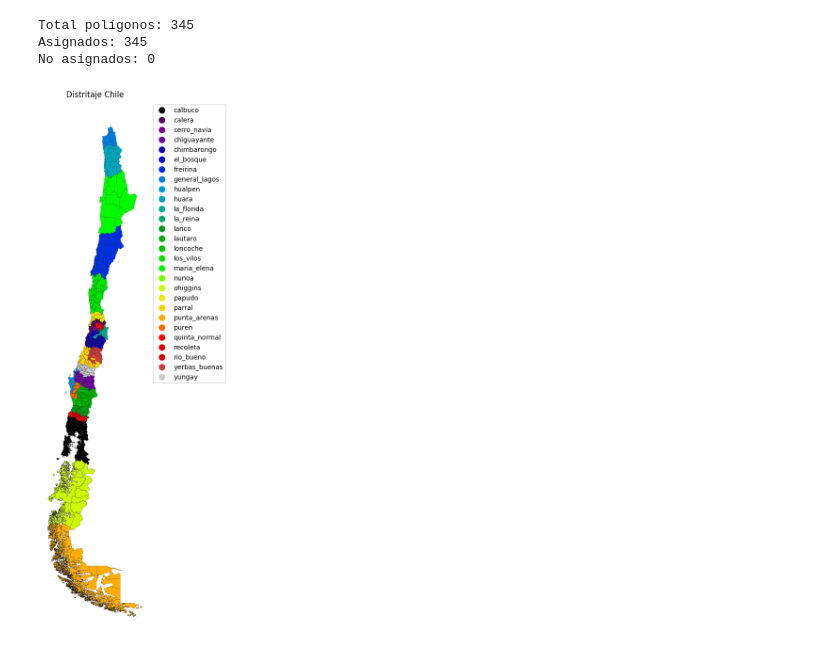
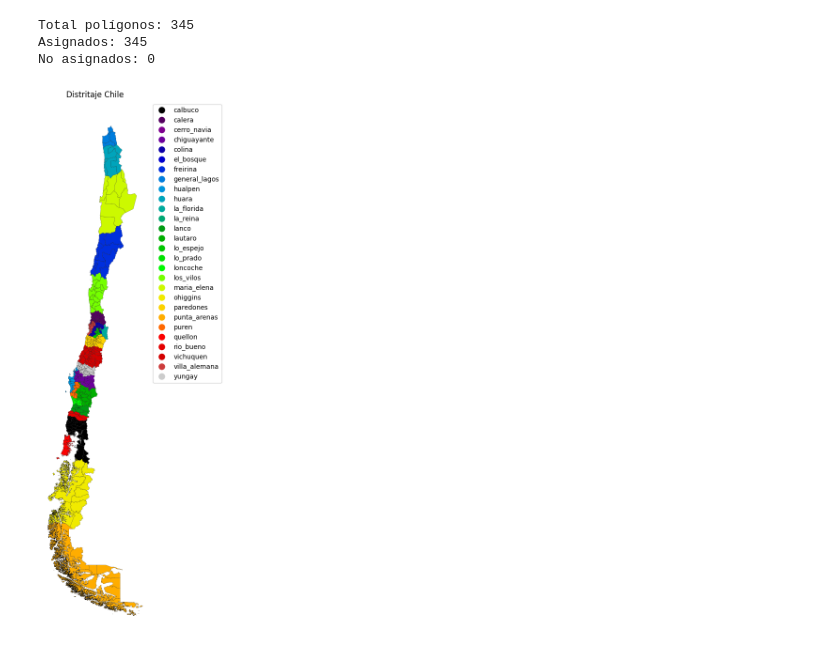
Before and after one commit to Andresdiazdcd/Tesis, a Jupyter notebook: Códigos/Graficos.ipynb, the cells around one changed output. Cells and saved outputs as stored; diff of their text form; code cells hidden in the pictures.

```diff
--- a/Códigos/Graficos.ipynb
+++ b/Códigos/Graficos.ipynb
@@ -37,15 +37,15 @@ No asignados: 0
 72 rows × 6 columns
 # %%
 gdf_mapa = graficar_desde_asignaciones_csv(
-    ruta_asignaciones="resultados/resultados_CL_SYS_epsilon_0.87/t_001/t_001_asignaciones.csv",
+    ruta_asignaciones="resultados/resultados_CL_SYS_epsilon_0.87/t_023/t_023_asignaciones.csv",
     ruta_geojson="DataChile2/chile_paper/nodes.gpkg",
-    output_png="MAPAS_CHILE_GRAFICOS/mapa_chile_t001.png",
+    output_png="MAPAS_CHILE_GRAFICOS/mapa_chile_t023.png",
     titulo="Distritaje Chile",
     clip_continental=True,
     legend=True
 )
 # %% [output]
 Total polígonos: 345
 Asignados: 345
 No asignados: 0
-[figure, old version]
+[figure, new version]
```
Also changed, not shown: parts of 1 cell of this notebook.
